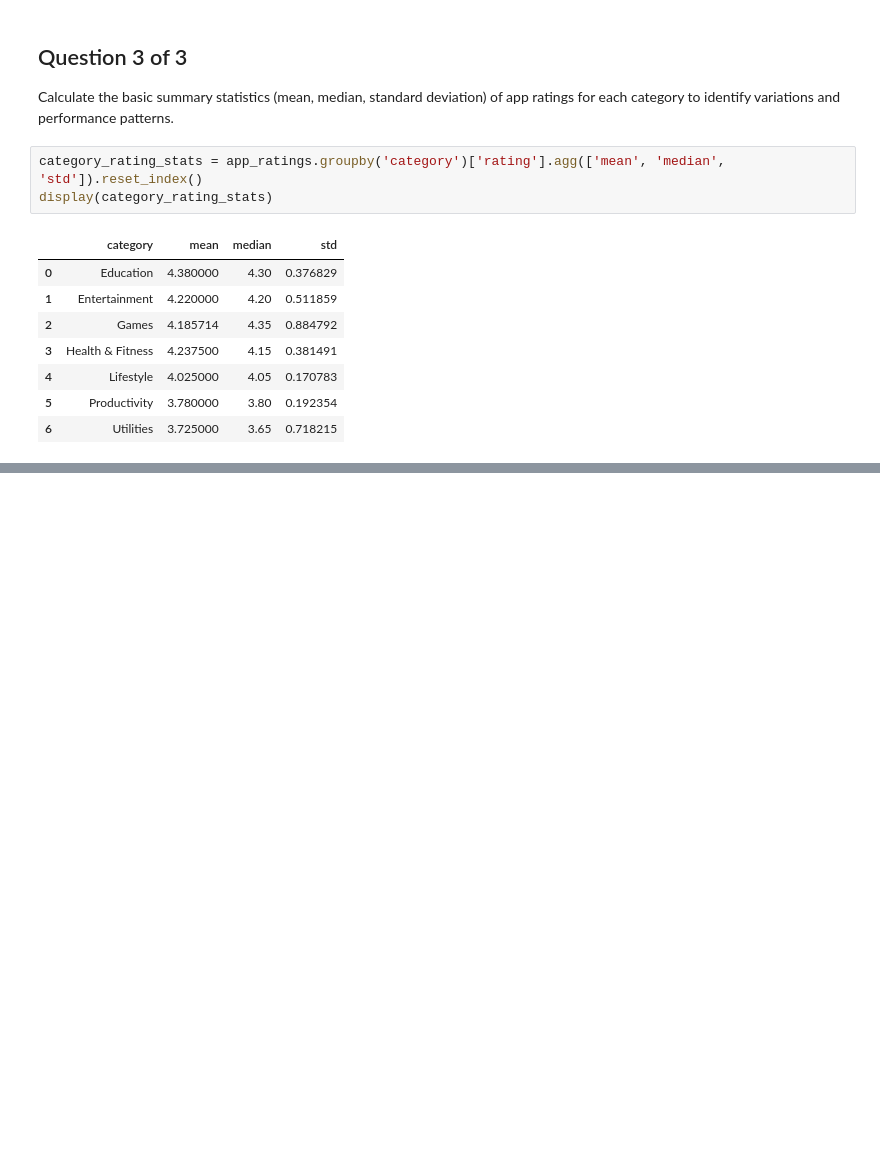
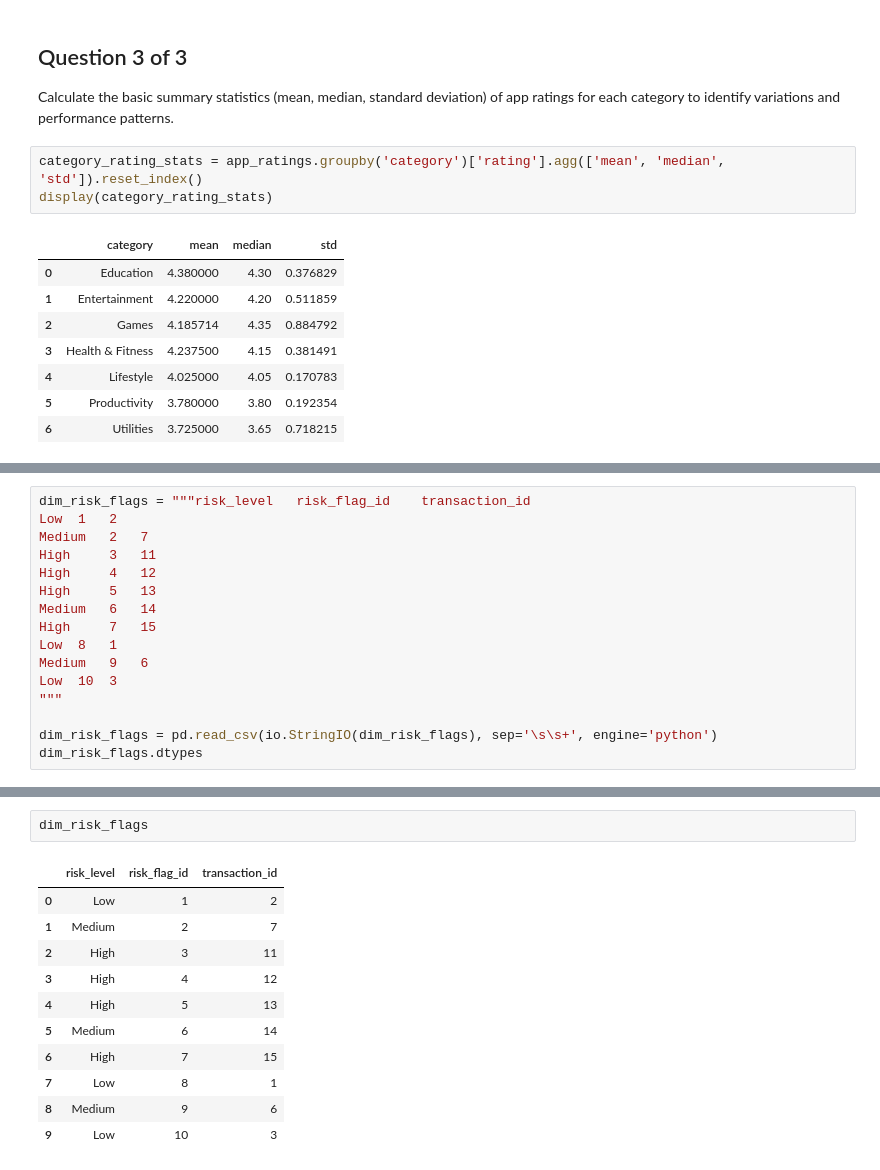
Before and after one commit to Haris-09/Python-Summer-Party-Challenge, a Jupyter notebook: Python_Summer_Party.ipynb, the cells around one changed output, grey strips where cells are left out. Drawn from its saved outputs; the diff is of its cells as text; blank space fills up the shorter version.

```diff
--- a/Python_Summer_Party.ipynb
+++ b/Python_Summer_Party.ipynb
@@ -1440,0 +1451,16 @@ display(category_rating_stats)
+# %%
+dim_risk_flags = """risk_level	 risk_flag_id	 transaction_id
+Low	 1	 2
+Medium	 2	 7
+High	 3	 11
+High	 4	 12
+High	 5	 13
+Medium	 6	 14
+High	 7	 15
+Low	 8	 1
+Medium	 9	 6
+Low	 10	 3
+"""
+
+dim_risk_flags = pd.read_csv(io.StringIO(dim_risk_flags), sep='\s\s+', engine='python')
+dim_risk_flags.dtypes
@@ -1440,0 +1503,14 @@ display(category_rating_stats)
+# %%
+dim_risk_flags
+# %% [output]
+|  | risk_level | risk_flag_id | transaction_id |
+| 0 | Low | 1 | 2 |
+| 1 | Medium | 2 | 7 |
+| 2 | High | 3 | 11 |
+| 3 | High | 4 | 12 |
+| 4 | High | 5 | 13 |
+| 5 | Medium | 6 | 14 |
+| 6 | High | 7 | 15 |
+| 7 | Low | 8 | 1 |
+| 8 | Medium | 9 | 6 |
+| 9 | Low | 10 | 3 |
```
Also changed, not shown: parts of 14 cells of this notebook.
